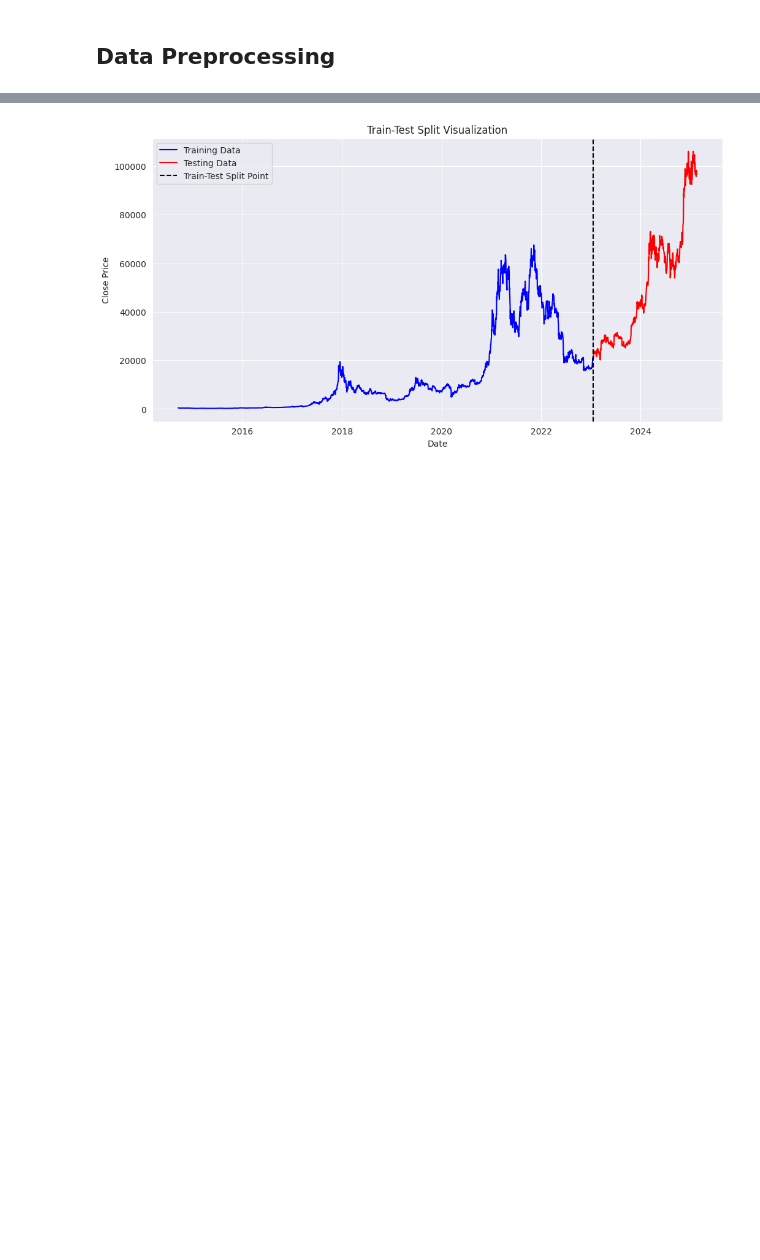
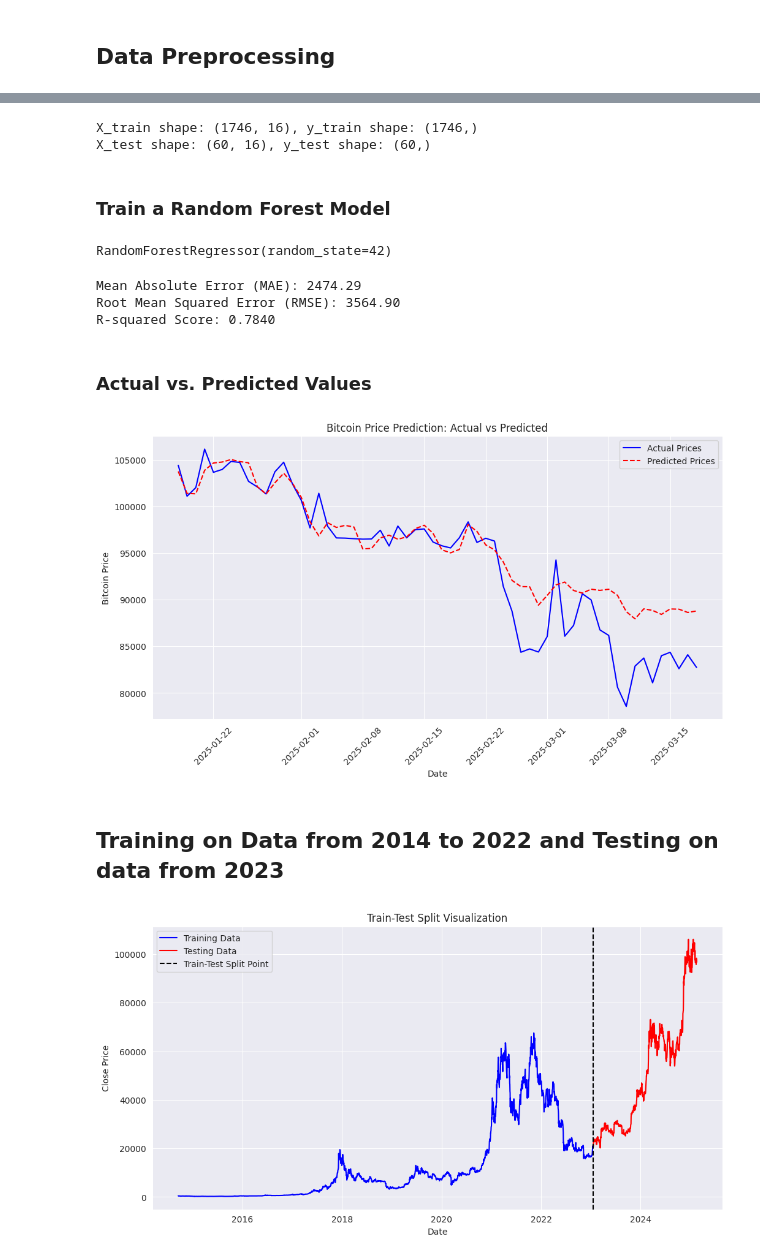
Before and after one commit to bonareri/Cryptocurrency-Price-Prediction-, a Jupyter notebook: Random_Forest_XGBoost.ipynb, the cells around one changed output, grey strips where cells are left out. Saved outputs shown, nothing was run; the diff lists cells and outputs as text; code cells hidden in the pictures; blank space fills up the shorter version.

```diff
--- a/Random_Forest_XGBoost.ipynb
+++ b/Random_Forest_XGBoost.ipynb
@@ -107,0 +149,6 @@ memory usage: 178.4 KB
+# %%
+df = add_features(df)
+
+# Check if new features exist
+print(df.head())  # Print first few rows
+print(df.info())  # Ensure new features are created
@@ -108,3 +216,66 @@ memory usage: 178.4 KB
+# %%
+# Define features (drop Date & Close, since Close is the target)
+feature_columns = df.columns.difference(["Date", "Close"])
+X_train = train_df[feature_columns]
+y_train = train_df["Close"]
+X_test = test_df[feature_columns]
+y_test = test_df["Close"]
+
+# Check the shapes
+print(f"X_train shape: {X_train.shape}, y_train shape: {y_train.shape}")
+print(f"X_test shape: {X_test.shape}, y_test shape: {y_test.shape}")
+# %% [output]
+X_train shape: (1746, 16), y_train shape: (1746,)
+X_test shape: (60, 16), y_test shape: (60,)
+# %% [markdown]
+### Train a Random Forest Model
+# %%
+# Initialize the model
+rf_model = RandomForestRegressor(n_estimators=100, random_state=42)
+
+# Train the model
+rf_model.fit(X_train, y_train)
+# %% [output]
+RandomForestRegressor(random_state=42)
+# %%
+# Predictions
+y_pred = rf_model.predict(X_test)
+# %%
+# Evaluate the model
+mae = mean_absolute_error(y_test, y_pred)
+rmse = np.sqrt(mean_squared_error(y_test, y_pred))  # Compute RMSE
+r2 = r2_score(y_test, y_pred)
+
+# Print results
+print(f"Mean Absolute Error (MAE): {mae:.2f}")
+print(f"Root Mean Squared Error (RMSE): {rmse:.2f}")
+print(f"R-squared Score: {r2:.4f}")
+# %% [output]
+Mean Absolute Error (MAE): 2474.29
+Root Mean Squared Error (RMSE): 3564.90
+R-squared Score: 0.7840
+# %% [markdown]
+### Actual vs. Predicted Values
+# %%
+# Ensure test_data contains actual dates
+test_data = df.iloc[-len(y_test):]  # Assuming df is your original dataset
+
+plt.figure(figsize=(12, 6))
+
+# Plot actual vs predicted prices
+plt.plot(test_data["Date"], y_test.values, label="Actual Prices", color="blue", linestyle="-")
+plt.plot(test_data["Date"], y_pred, label="Predicted Prices", color="red", linestyle="--")
+
+plt.xlabel("Date")
+plt.ylabel("Bitcoin Price")
+plt.title("Bitcoin Price Prediction: Actual vs Predicted")
+plt.xticks(rotation=45)  # Rotate dates for better readability
+plt.legend()
+plt.show()
+# %% [output]
+[figure, added]
+# %% [markdown]
+## Training on Data from 2014 to 2022 and Testing on data from 2023
 # %%
 # Step 1: Sort the data by Date
 df = df.sort_values(by="Date")
```
Also changed, not shown: parts of 13 cells of this notebook.
